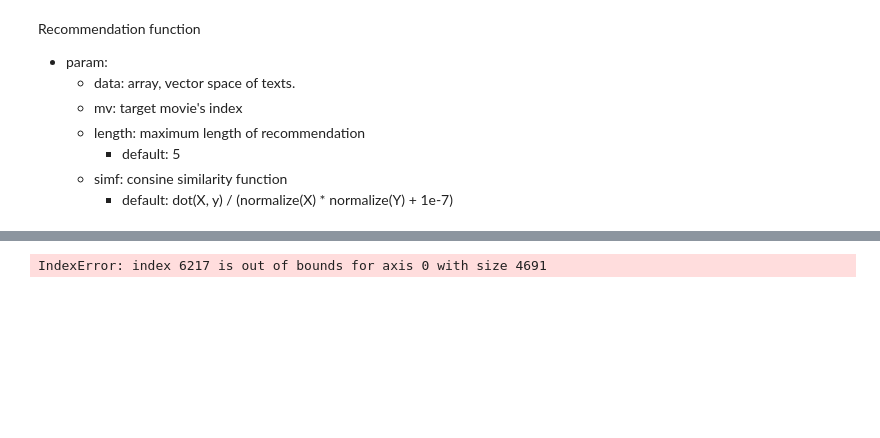
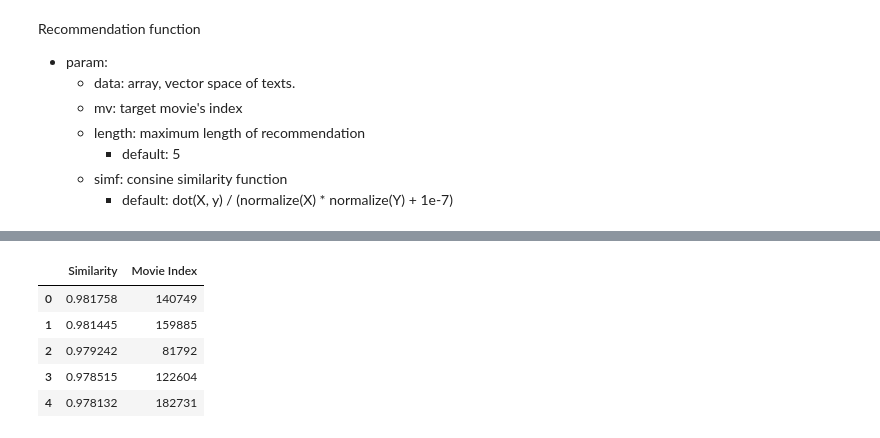
Before and after one commit to Kim-Dong-Jun99/ReDial_RecommendationSystem, a Jupyter notebook: code/main_texrank.ipynb, the cells around one changed output, grey strips where cells are left out. Saved outputs shown, nothing was run; the diff lists cells and outputs as text; code cells hidden in the pictures; blank space fills up the shorter version.

```diff
--- a/code/main_texrank.ipynb
+++ b/code/main_texrank.ipynb
@@ -574,0 +569,3 @@ parser.dialog_df.reset_index()
+# %%
+target = parser.dialog_df.reset_index(drop=True)
+target
@@ -575,5 +586,10 @@ parser.dialog_df.reset_index()
 # %%
-df = pd.DataFrame(recommend(parser.dialog_df, 166377, tfidf_mat), columns=['Similarity', 'Movie Index'])
+df = pd.DataFrame(recommend(target, 80067, tfidf_mat), columns=['Similarity', 'Movie Index'])
 df
 # %% [output]
-IndexError: index 6217 is out of bounds for axis 0 with size 4691
+|  | Similarity | Movie Index |
+| 0 | 0.981758 | 140749 |
+| 1 | 0.981445 | 159885 |
+| 2 | 0.979242 | 81792 |
+| 3 | 0.978515 | 122604 |
+| 4 | 0.978132 | 182731 |
```
Also changed, not shown: parts of 11 cells of this notebook, 1 other file.
